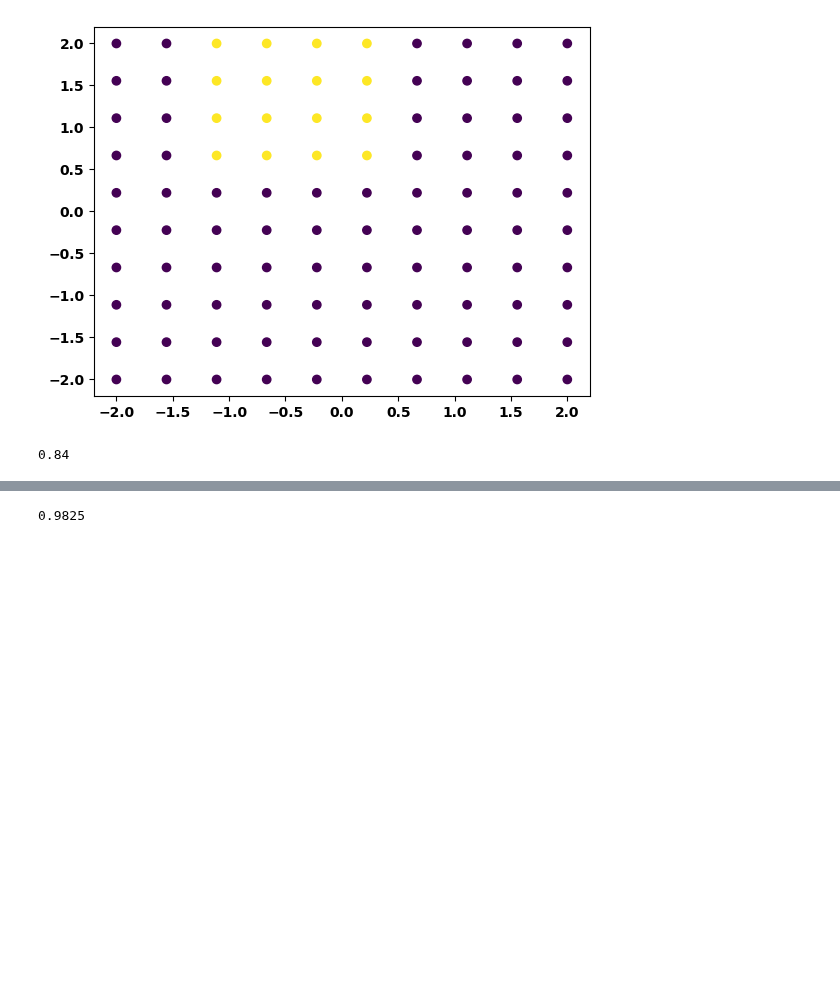
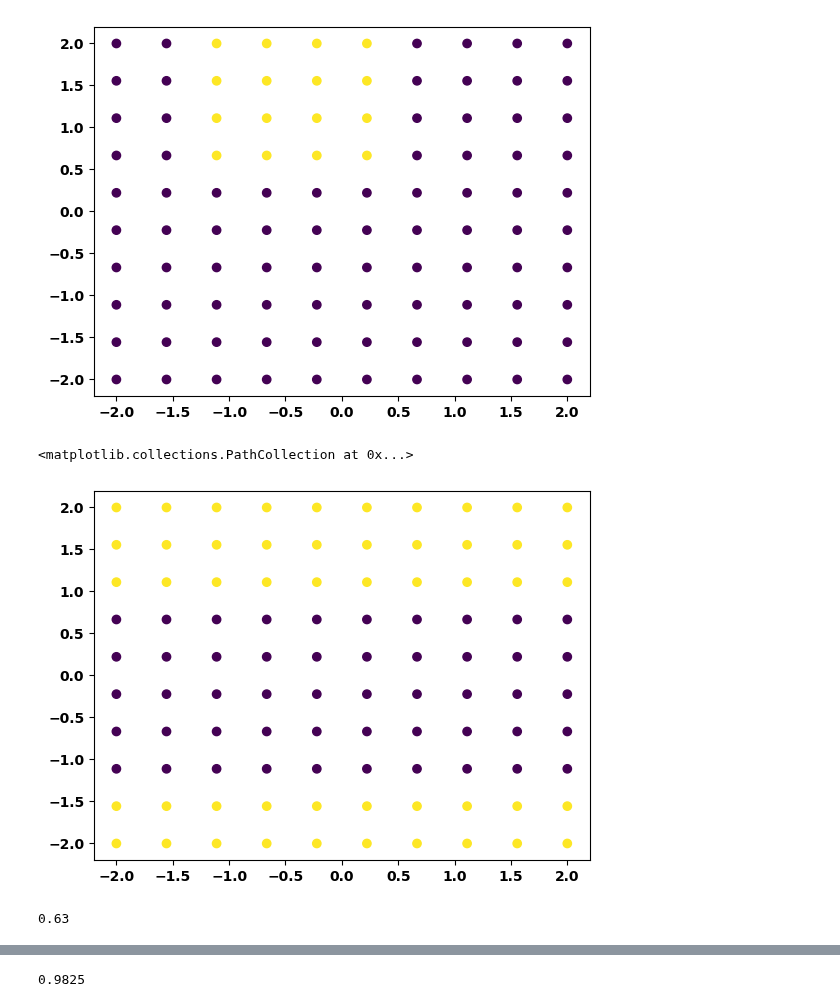
Before and after one commit to binDebug3/FoldAndCutNetworks, a Jupyter notebook: dallin.ipynb, the cells around one changed output, grey strips where cells are left out. Cells and saved outputs as stored; diff of their text form; code cells hidden in the pictures; blank space fills up the shorter version.

```diff
--- a/dallin.ipynb
+++ b/dallin.ipynb
@@ -96,13 +96,60 @@ plt.scatter(pairs[:,0], pairs[:,1], c=Y)
 # %% [output]
 <matplotlib.collections.PathCollection at 0x...>
 [figure]
+# %%
+fv1 = .5*np.array([1,1])
+fv2 = np.array([-1,1])
+fv3 = np.array([-.85,0])
+size = 10
+
+# make a meshgrid of x and y values
+x1 = np.linspace(-2,2,size)
+x2 = np.linspace(-2,2,size)
+X1,X2 = np.meshgrid(x1,x2)
+
+# reshape the meshgrid into a 2D array and concatenate them
+X1 = X1.reshape(-1,1)
+X2 = X2.reshape(-1,1)
+pairs = np.concatenate((X1,X2),axis=1)
+
+# Define how many rows from the top and bottom should be 1s
+top_bottom_rows = 2  # Adjust this value for more or fewer rows
+
+# Generate the mask for top and bottom rows
+def create_row_mask(size, top_bottom_rows):
+    mask = np.zeros((size*size,), dtype=bool)
+    for i in range(top_bottom_rows):
+        mask[i*size:(i+1)*size] = True  # Top rows
+        mask[-(i+1)*size:-i*size if i != 0 else None] = True  # Bottom rows
+    return mask
+
+# Update the layer function to apply transformation only for selected rows
+def layer(D, n, row_mask):
+    scales = (D @ n) / np.dot(n, n)
+    projected = 2 * np.outer(scales, n)
+    adjustment = 2 * n - projected
+    # Apply adjustment only to rows in top and bottom based on mask
+    return D + row_mask[:, np.newaxis] * adjustment
+
+row_mask = create_row_mask(size, top_bottom_rows)
+
+# Apply the layers
+cut1 = layer(pairs, fv1, row_mask)
+cut2 = layer(cut1, fv2, row_mask)
+cut = layer(cut2, fv3, row_mask)
+
+Y = cut[:,1] > .9
+plt.scatter(pairs[:,0], pairs[:,1], c=Y)
+# %% [output]
+<matplotlib.collections.PathCollection at 0x...>
+[figure, added]
 # %%
-test = OrigamiNetwork(layers=4, width=None, max_iter=1000, learning_rate=0.0001, optimizer="grad", reg=0, leak=0.2)
-fold_history = test.fit(pairs, Y)
+test = OrigamiNetwork(layers=1, width=None, epochs=1000, learning_rate=0.0001, optimizer="grad", reg=0, leak=0.2)
+train_history, val_history, fold_history = test.fit(pairs, Y)
 out = test.forward_pass(pairs)
 print(test.score())
 # %% [output]
-0.84
+0.63
 # %%
 # test.fold_vectors = np.array([[0, -1],
 #                              [1.5, 0],
```
Also changed, not shown: parts of 4 cells of this notebook, 7 other files.
